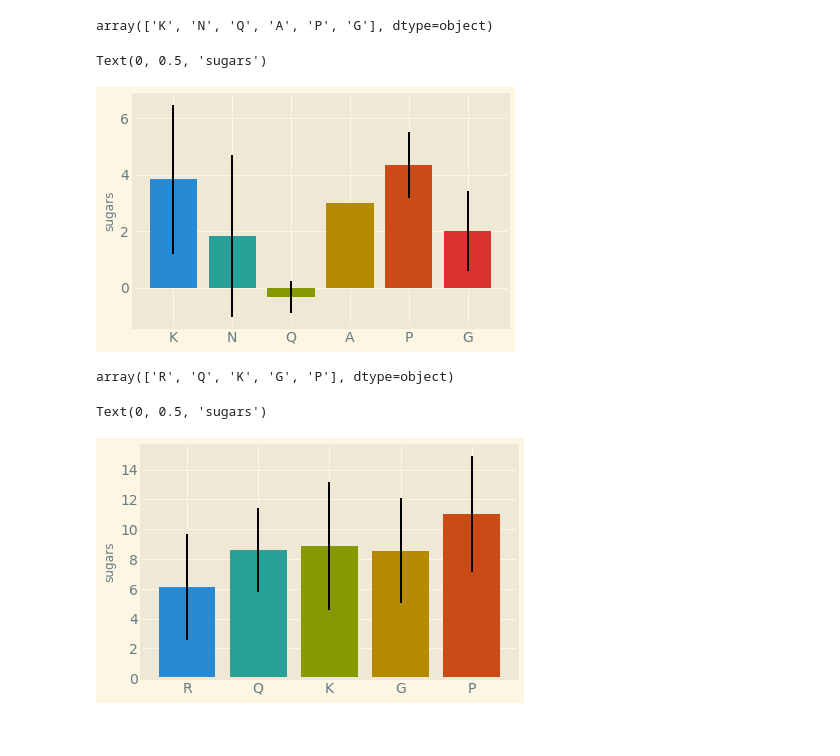
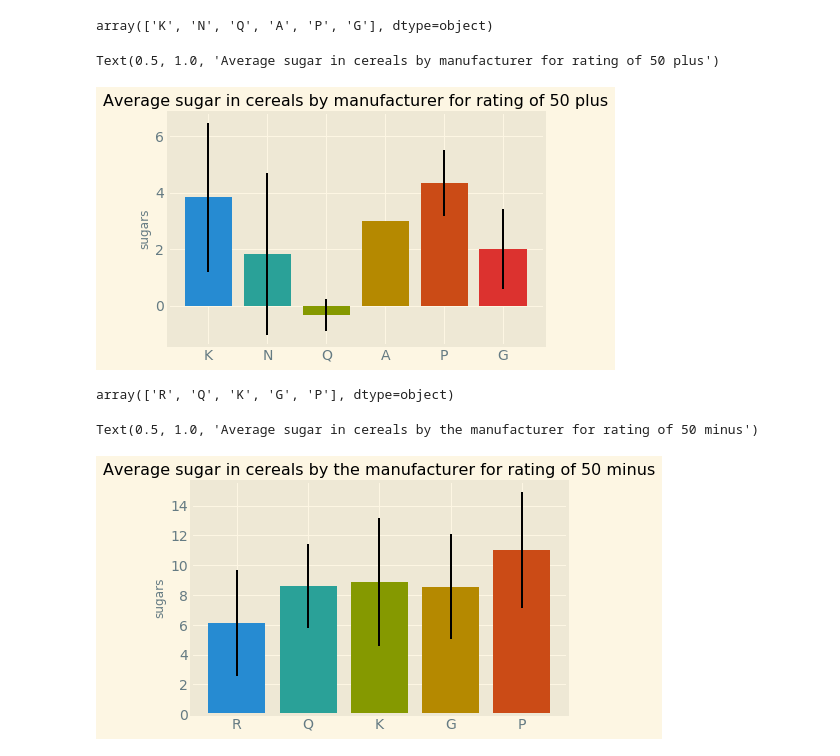
Before and after one commit to coralrubilar/CerealAnalysisInPython, a Jupyter notebook: Cereal.ipynb, the cells around one changed output. Cells and saved outputs as stored; diff of their text form; code cells hidden in the pictures.

```diff
--- a/Cereal.ipynb
+++ b/Cereal.ipynb
@@ -396,16 +411,17 @@ array(['K', 'N', 'Q', 'A', 'P', 'G'], dtype=object)
 # %%
 fig, ax = plt.subplots()
 
 # Loop over the different sports branches
 for manu in Manu_50plus:
   # Extract the rows only for this sport
   manu_50plus_df = cereal_50plus[cereal_50plus["Manufacturer"]==manu]
   # Add a bar for the "Weight" mean with std y error bar
   ax.bar(manu,manu_50plus_df['sugars'].mean(),yerr=manu_50plus_df['sugars'].std())
 ax.set_ylabel("sugars")
+ax.set_title("Average sugar in cereals by the manufacturer for rating of 50 plus")
 # %% [output]
-Text(0, 0.5, 'sugars')
+Text(0.5, 1.0, 'Average sugar in cereals by manufacturer for rating of 50 plus')
-[figure, old version]
+[figure, new version]
 # %%
 Manu_50minus =cereal_50minus['Manufacturer'].unique()
 Manu_50minus
@@ -421,6 +437,7 @@ for manu in Manu_50minus:
   # Add a bar for the "Weight" mean with std y error bar
   ax.bar(manu,manu_50minus_df['sugars'].mean(),yerr=manu_50minus_df['sugars'].std())
 ax.set_ylabel("sugars")
+ax.set_title("Average sugar in cereals by the manufacturer for rating of 50 minus")
 # %% [output]
-Text(0, 0.5, 'sugars')
+Text(0.5, 1.0, 'Average sugar in cereals by the manufacturer for rating of 50 minus')
-[figure, old version]
+[figure, new version]
```
Also changed, not shown: parts of 13 cells of this notebook.
